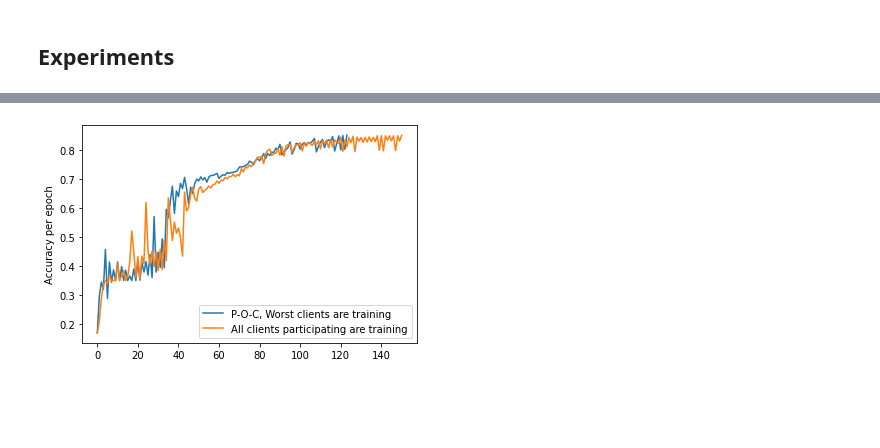
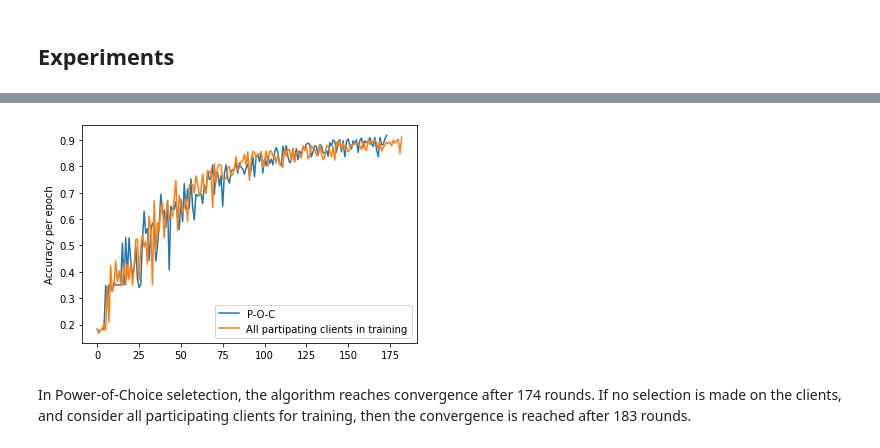
Before and after one commit to NRiccieri/HIAAC_Project_Group3, a Jupyter notebook: FL_proposta_algoritmo_compressao.ipynb, the cells around one changed output, grey strips where cells are left out. Cells and saved outputs as stored; diff of their text form; code cells hidden in the pictures; blank space fills up the shorter version.

```diff
--- a/FL_proposta_algoritmo_compressao.ipynb
+++ b/FL_proposta_algoritmo_compressao.ipynb
@@ -22,7 +22,7 @@ max_num_rounds = 200
 
 validation_size = 0.15
 
-epsilon = 0.06 #difference between the trained FL global model accuracy score and the centralised model accuracy score
+epsilon = 0.0 #difference between the trained FL global model accuracy score and the centralised model accuracy score
 
 accuracy_score_target = 0.91
 # %% [markdown]
@@ -166,7 +166,7 @@ def returnCopyGlobalModelToClient(globalmodel):
 #function that returns the accuracy score of the global model on the client's data
 def evaluateGlobalModel(globalmodel, x, y):
 
-  results = globalmodel.evaluate(x, y)
+  results = globalmodel.evaluate(x, y, verbose=0)
 
   return results[1]
 
@@ -228,7 +228,7 @@ import random
 
 #Generate a random list of clients considered of length num_clients_considered
 def returnRandomSelectedClientsIDsList():
-  return random.sample(range(0, num_clients_considered), num_clients_considered)
+  return random.sample(range(0, num_clients), num_clients_considered)
 
 
 #function that returns the evaluation of the global model on the selected clients
@@ -251,7 +251,7 @@ def returnWorstLossesAmongChosenClients(classifierModel, chosenClients, datasetO
   #order the losses from worst to best
   clients_accuracy_list.sort(key=lambda x: x["accuracy"], reverse=False)
 
-  return clients_accuracy_list[:num_clients_selected]
+  return clients_accuracy_list
 
 
 
@@ -279,7 +279,9 @@ def runTraining(classifierModel, accuracyScoreTarget, clientsDatasetObject):
       #return the list of clients with loss value from worst to best
       pretraining_loss_values_obj = returnWorstLossesAmongChosenClients(classifierModel, random_clients, clientsDatasetObject)
 
-      print("Selected clients :", pretraining_loss_values_obj)
+
+      print("Model evaluation on clients : ", pretraining_loss_values_obj)
+      print("Selected clients :", pretraining_loss_values_obj[:num_clients_selected])
 
       selected_clients_grad_list = []
 
@@ -288,7 +290,7 @@ def runTraining(classifierModel, accuracyScoreTarget, clientsDatasetObject):
       ##################
 
       #training classifier on each client
-      for selected_client in pretraining_loss_values_obj:
+      for selected_client in pretraining_loss_values_obj[:num_clients_selected]:
 
         client_id = selected_client["clientID"]
 
@@ -327,14 +329,14 @@ def runTraining(classifierModel, accuracyScoreTarget, clientsDatasetObject):
 
       per_round_global_model_accuracy.append(globalAccuracy)
 
+      print("Current global model accuracy score = ", globalAccuracy)
+      print()
+
       if globalAccuracy >= accuracyScoreTarget - epsilon:
         print("")
         print("Global model converged")
         print("Convergence accuracy score = ", globalAccuracy)
         break
-
-      print("Current global model accuracy score = ", globalAccuracy)
-      print()
 
       i += 1
 
@@ -384,5 +390,5 @@ clients_dataset = returnDatasetPerClientObject(x_train, y_train)
 
 initial_global_model = returnInitialGlobalModel()
 
-final_global_model, accuracy_history = runTraining(initial_global_model, accuracy_score_target , clients_dataset)
+final_global_model, accuracy_history__all_parti_clients_training = runTraining(initial_global_model, accuracy_score_target , clients_dataset)
 # %% [output]
@@ -441,8 +413,12 @@ Number of iterations per client per round :  10
 # %%
+accuracy_history_poc = accuracy_history
+
 plt.plot(accuracy_history_poc)
-plt.plot(accuracy_history_all_clients)
+plt.plot(accuracy_history__all_parti_clients_training)
 plt.ylabel('Accuracy per epoch')
-plt.legend(['P-O-C, Worst clients are training', 'All clients participating are training'])
+plt.legend(["P-O-C", "All partipating clients in training"])
 plt.show()
 # %% [output]
-[figure, old version]
+[figure, new version]
+# %% [markdown]
+In Power-of-Choice seletection, the algorithm reaches convergence after 174 rounds. If no selection is made on the clients, and consider all participating clients for training, then the convergence is reached after 183 rounds.
```
Also changed, not shown: parts of 6 cells of this notebook.
